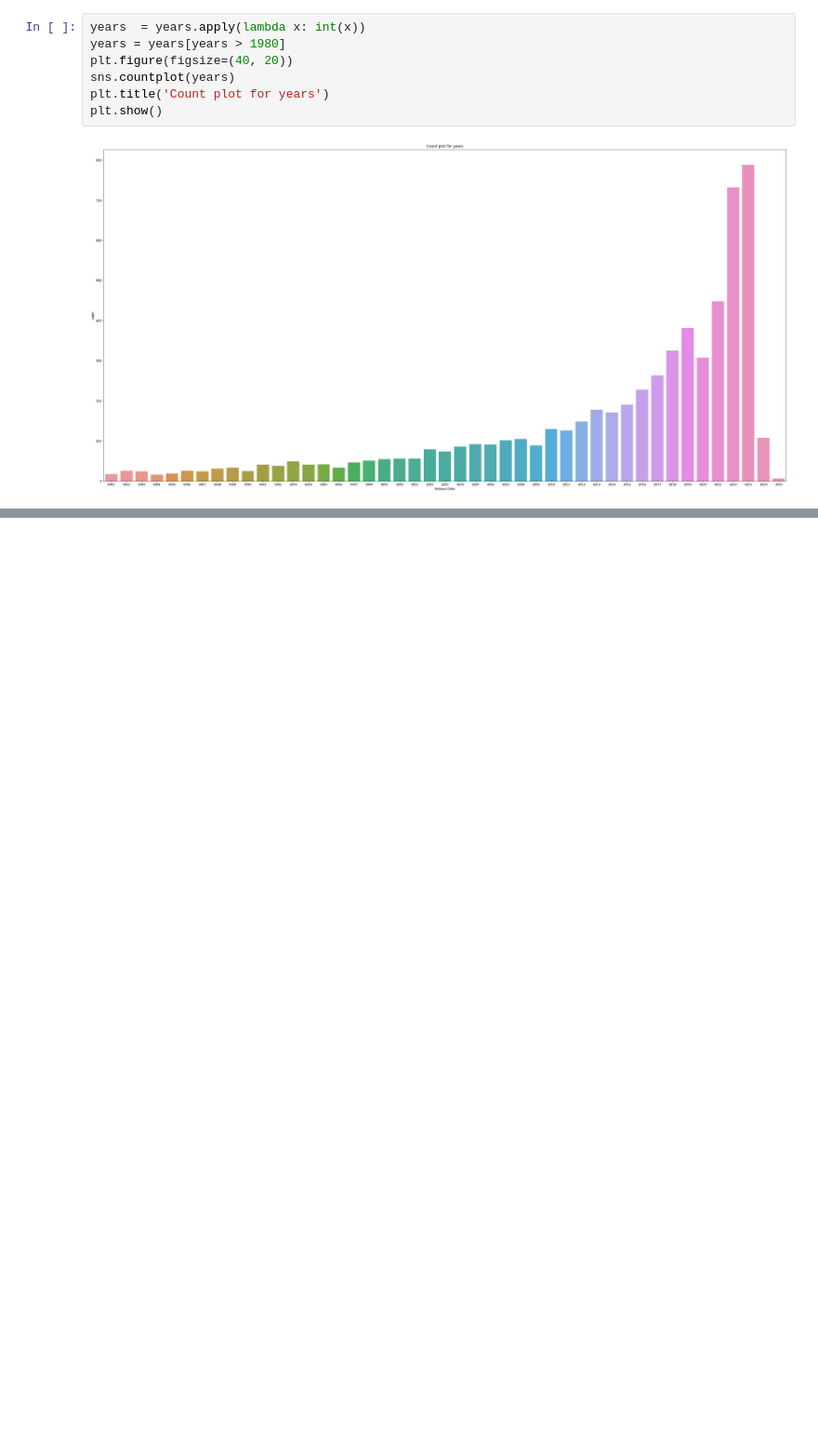
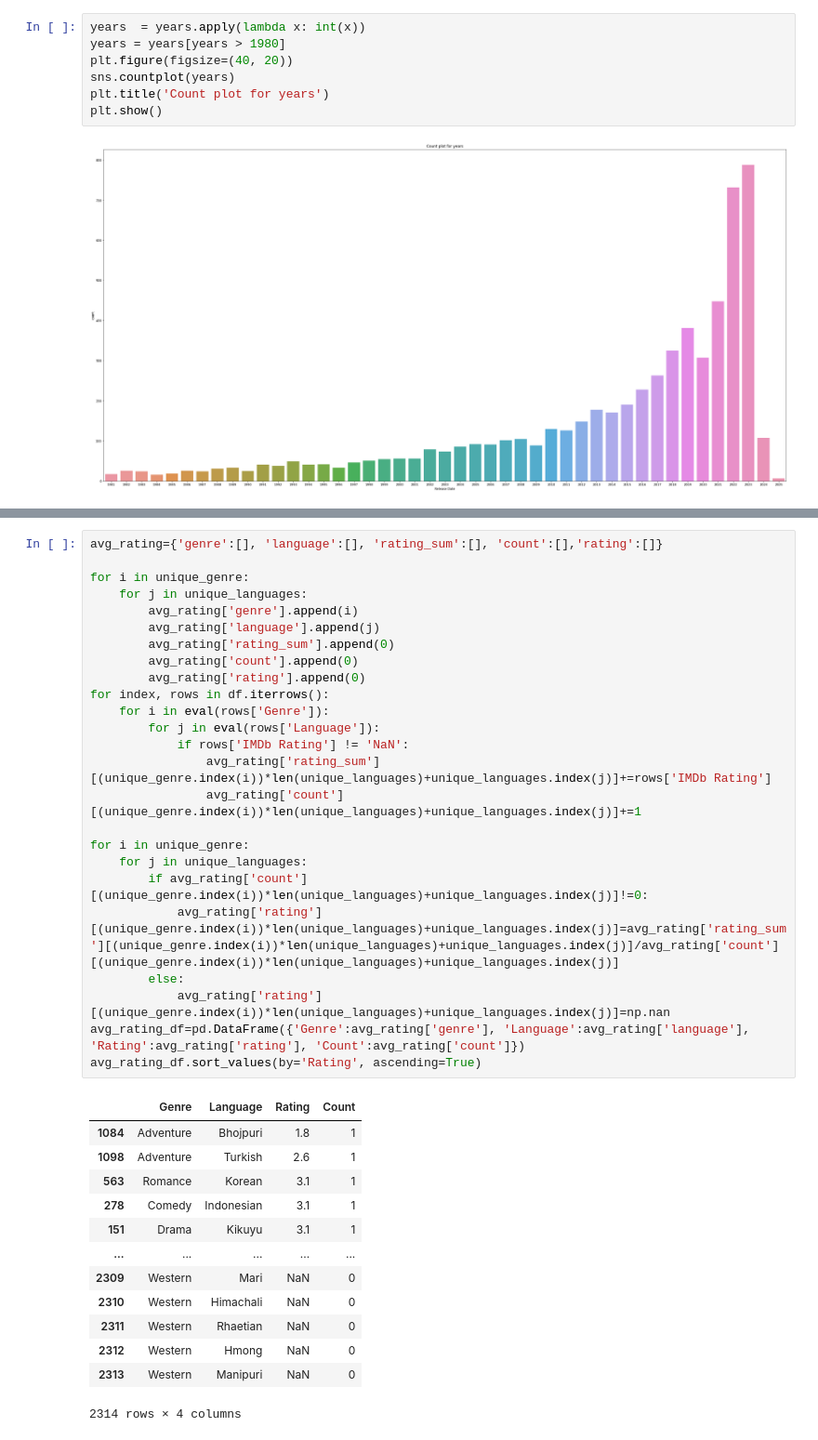
Before and after one commit to g-s01/indMov, a Jupyter notebook: data preprocessing/analysis.ipynb, the cells around one changed output, grey strips where cells are left out. Shown at 93% size. Cells and saved outputs as stored; diff of their text form; blank space fills up the shorter version.

```diff
--- a/data preprocessing/analysis.ipynb
+++ b/data preprocessing/analysis.ipynb
@@ -139,0 +266,39 @@ plt.show()
+# %%
+avg_rating={'genre':[], 'language':[], 'rating_sum':[], 'count':[],'rating':[]}
+
+for i in unique_genre:
+    for j in unique_languages:
+        avg_rating['genre'].append(i)
+        avg_rating['language'].append(j)
+        avg_rating['rating_sum'].append(0)
+        avg_rating['count'].append(0)
+        avg_rating['rating'].append(0)
+for index, rows in df.iterrows():
+    for i in eval(rows['Genre']):
+        for j in eval(rows['Language']):
+            if rows['IMDb Rating'] != 'NaN':
+                avg_rating['rating_sum'][(unique_genre.index(i))*len(unique_languages)+unique_languages.index(j)]+=rows['IMDb Rating']
+                avg_rating['count'][(unique_genre.index(i))*len(unique_languages)+unique_languages.index(j)]+=1
+
+for i in unique_genre:
+    for j in unique_languages:
+        if avg_rating['count'][(unique_genre.index(i))*len(unique_languages)+unique_languages.index(j)]!=0:
+            avg_rating['rating'][(unique_genre.index(i))*len(unique_languages)+unique_languages.index(j)]=avg_rating['rating_sum'][(unique_genre.index(i))*len(unique_languages)+unique_languages.index(j)]/avg_rating['count'][(unique_genre.index(i))*len(unique_languages)+unique_languages.index(j)]
+        else:
+            avg_rating['rating'][(unique_genre.index(i))*len(unique_languages)+unique_languages.index(j)]=np.nan
+avg_rating_df=pd.DataFrame({'Genre':avg_rating['genre'], 'Language':avg_rating['language'], 'Rating':avg_rating['rating'], 'Count':avg_rating['count']})
+avg_rating_df.sort_values(by='Rating', ascending=True)
+# %% [output]
+|  | Genre | Language | Rating | Count |
+| 1084 | Adventure | Bhojpuri | 1.8 | 1 |
+| 1098 | Adventure | Turkish | 2.6 | 1 |
+| 563 | Romance | Korean | 3.1 | 1 |
+| 278 | Comedy | Indonesian | 3.1 | 1 |
+| 151 | Drama | Kikuyu | 3.1 | 1 |
+| ... | ... | ... | ... | ... |
+| 2309 | Western | Mari | NaN | 0 |
+| 2310 | Western | Himachali | NaN | 0 |
+| 2311 | Western | Rhaetian | NaN | 0 |
+| 2312 | Western | Hmong | NaN | 0 |
+| 2313 | Western | Manipuri | NaN | 0 |
+2314 rows × 4 columns
```
Also changed, not shown: parts of 7 cells of this notebook.
